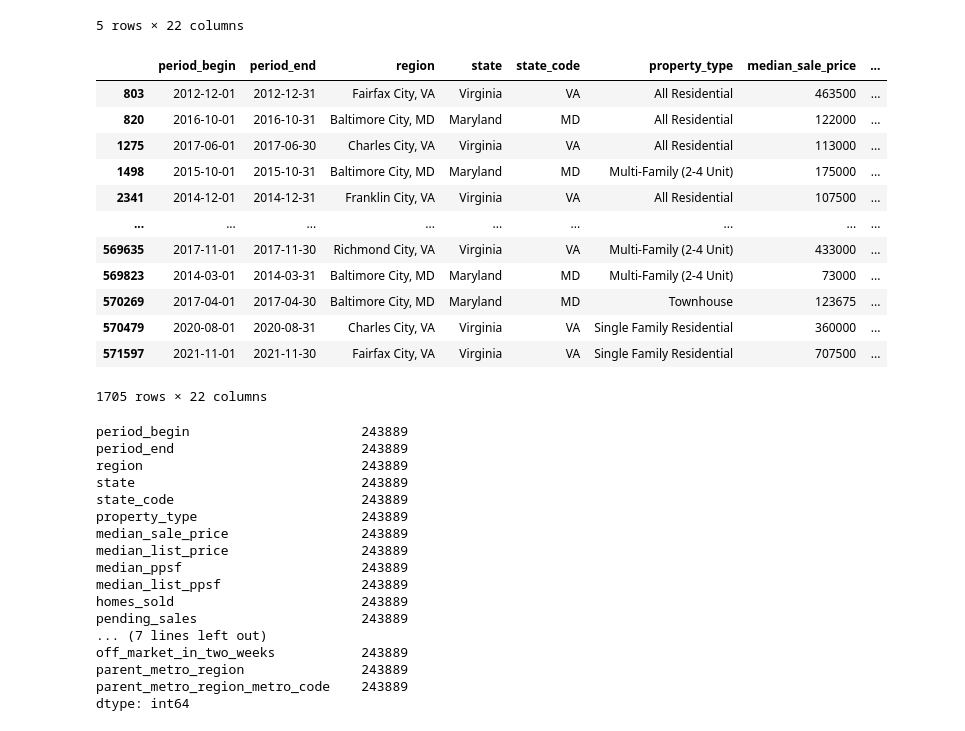
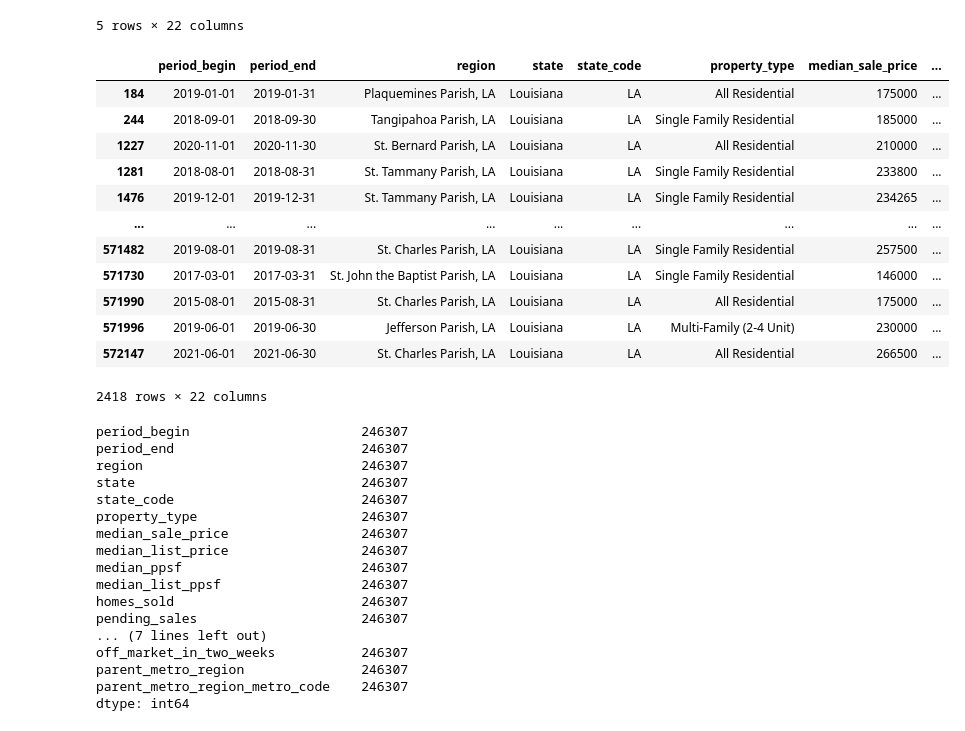
Before and after one commit to Shawn-Varghese/project_2, a Jupyter notebook: redfin_data.ipynb, the cells around one changed output. Drawn from its saved outputs; the diff is of its cells as text; code cells hidden in the pictures.

Commit message:
Sorry, Louisiana

```diff
--- a/redfin_data.ipynb
+++ b/redfin_data.ipynb
@@ -151,7 +151,7 @@ parent_metro_region                object
 parent_metro_region_metro_code      int64
 dtype: object
 # %%
-df = df[df["region"].str.contains("County")]
+df = df[df["region"].str.contains("County|Parish", regex=True)]
 # %%
 df.head()
 # %% [output]
@@ -164,40 +164,40 @@ df.head()
 5 rows × 22 columns
 # %%
 df["region"] = df["region"].str.replace("City County", "City")
-df[df["region"].str.contains("City")]
+df[df["region"].str.contains("Parish")]
 # %% [output]
 |  | period_begin | period_end | region | state | state_code | property_type | median_sale_price | ... |
-| 803 | 2012-12-01 | 2012-12-31 | Fairfax City, VA | Virginia | VA | All Residential | 463500 | ... |
-| 820 | 2016-10-01 | 2016-10-31 | Baltimore City, MD | Maryland | MD | All Residential | 122000 | ... |
-| 1275 | 2017-06-01 | 2017-06-30 | Charles City, VA | Virginia | VA | All Residential | 113000 | ... |
-| 1498 | 2015-10-01 | 2015-10-31 | Baltimore City, MD | Maryland | MD | Multi-Family (2-4 Unit) | 175000 | ... |
-| 2341 | 2014-12-01 | 2014-12-31 | Franklin City, VA | Virginia | VA | All Residential | 107500 | ... |
+| 184 | 2019-01-01 | 2019-01-31 | Plaquemines Parish, LA | Louisiana | LA | All Residential | 175000 | ... |
+| 244 | 2018-09-01 | 2018-09-30 | Tangipahoa Parish, LA | Louisiana | LA | Single Family Residential | 185000 | ... |
+| 1227 | 2020-11-01 | 2020-11-30 | St. Bernard Parish, LA | Louisiana | LA | All Residential | 210000 | ... |
+| 1281 | 2018-08-01 | 2018-08-31 | St. Tammany Parish, LA | Louisiana | LA | Single Family Residential | 233800 | ... |
+| 1476 | 2019-12-01 | 2019-12-31 | St. Tammany Parish, LA | Louisiana | LA | Single Family Residential | 234265 | ... |
 | ... | ... | ... | ... | ... | ... | ... | ... | ... |
-| 569635 | 2017-11-01 | 2017-11-30 | Richmond City, VA | Virginia | VA | Multi-Family (2-4 Unit) | 433000 | ... |
-| 569823 | 2014-03-01 | 2014-03-31 | Baltimore City, MD | Maryland | MD | Multi-Family (2-4 Unit) | 73000 | ... |
-| 570269 | 2017-04-01 | 2017-04-30 | Baltimore City, MD | Maryland | MD | Townhouse | 123675 | ... |
-| 570479 | 2020-08-01 | 2020-08-31 | Charles City, VA | Virginia | VA | Single Family Residential | 360000 | ... |
-| 571597 | 2021-11-01 | 2021-11-30 | Fairfax City, VA | Virginia | VA | Single Family Residential | 707500 | ... |
+| 571482 | 2019-08-01 | 2019-08-31 | St. Charles Parish, LA | Louisiana | LA | Single Family Residential | 257500 | ... |
+| 571730 | 2017-03-01 | 2017-03-31 | St. John the Baptist Parish, LA | Louisiana | LA | Single Family Residential | 146000 | ... |
+| 571990 | 2015-08-01 | 2015-08-31 | St. Charles Parish, LA | Louisiana | LA | All Residential | 175000 | ... |
+| 571996 | 2019-06-01 | 2019-06-30 | Jefferson Parish, LA | Louisiana | LA | Multi-Family (2-4 Unit) | 230000 | ... |
+| 572147 | 2021-06-01 | 2021-06-30 | St. Charles Parish, LA | Louisiana | LA | All Residential | 266500 | ... |
-1705 rows × 22 columns
+2418 rows × 22 columns
 # %%
 df.count()
 # %% [output]
-period_begin                      243889
-period_end                        243889
-region                            243889
-state                             243889
-state_code                        243889
-property_type                     243889
-median_sale_price                 243889
-median_list_price                 243889
-median_ppsf                       243889
-median_list_ppsf                  243889
-homes_sold                        243889
-pending_sales                     243889
+period_begin                      246307
+period_end                        246307
+region                            246307
+state                             246307
+state_code                        246307
+property_type                     246307
+median_sale_price                 246307
+median_list_price                 246307
+median_ppsf                       246307
+median_list_ppsf                  246307
+homes_sold                        246307
+pending_sales                     246307
 ... (7 lines left out)
-off_market_in_two_weeks           243889
-parent_metro_region               243889
-parent_metro_region_metro_code    243889
+off_market_in_two_weeks           246307
+parent_metro_region               246307
+parent_metro_region_metro_code    246307
 dtype: int64
 # %%
 df.to_csv("redfin_county_data.csv", index=False, header=True)
```
Also changed, not shown: 1 other file.
